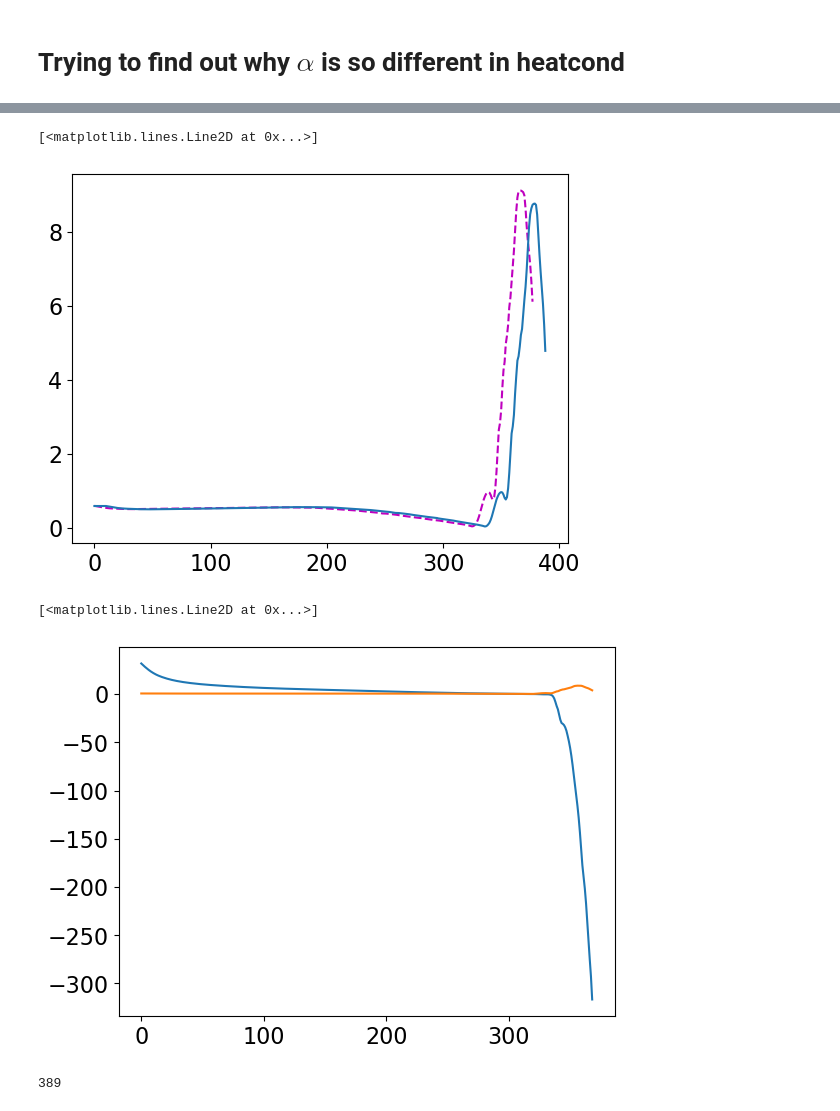
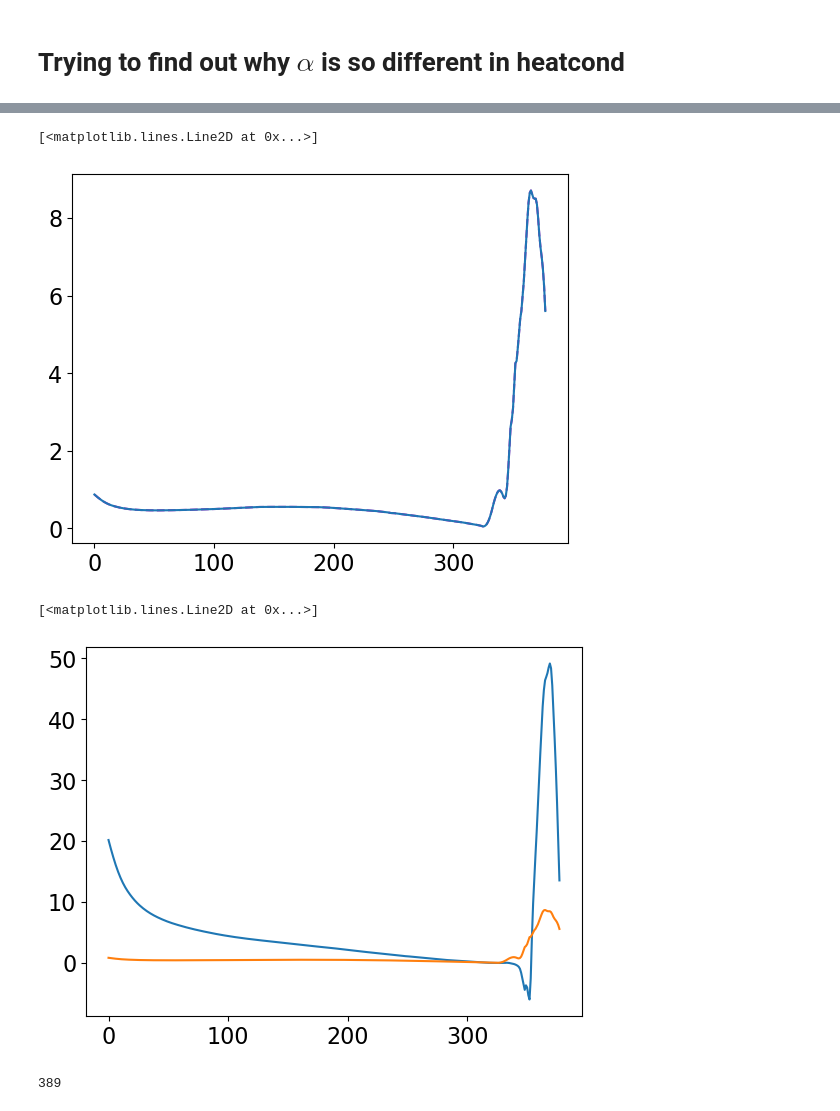
Before and after one commit to Lexmidan/nonloc_heatflux, a Jupyter notebook: PyTorch/NN-heatflux.ipynb, the cells around one changed output, grey strips where cells are left out. Saved outputs shown, nothing was run; the diff lists cells and outputs as text; code cells hidden in the pictures.

```diff
--- a/PyTorch/NN-heatflux.ipynb
+++ b/PyTorch/NN-heatflux.ipynb
@@ -7,11 +7,11 @@ import pytorch_lightning as pl
 import HeatfluxData as hfd
 import HeatfluxModel as hfm
 # %%
-filename_data = f'scaled_QdataKn21width100microns.csv'
+filename_data = f'./Data/scaled_QdataKn23width100microns.csv'
 # NOTE: if the filename_data does not exist generate it by `python3 generate_QimpactTrainingData.py 100 0.01 0.19 40000 110`
 # Using the heat flux data module
 scaled_Qdata = pd.read_csv(filename_data, header=0, index_col=0)
-dropouts = []; Nfields = 6 - len(dropouts) # T, gradT, Z, n, Kn, x
+dropouts =  ['Kn', 'x']; Nfields = 6 - len(dropouts) # T, gradT, Z, n, - Kn, x
 test_split = 0.5
 train_split = 0.8
 test_set, train_set, validation_set, vis_set = hfd.heat_flux_datasets(scaled_Qdata, test_split, train_split, dropouts)
@@ -24,7 +42,7 @@ test_loader = DataLoader(dataset = test_set, batch_size = 128)
 vis_loader = DataLoader(dataset = vis_set, batch_size = 128)
 # %%
 ### Read the data sacling (generated by the data manager)
-data_scaling = pd.read_csv(f'data_scaling.csv', header=0, index_col=0)
+data_scaling = pd.read_csv(f'./Data/data_scaling.csv', header=0, index_col=0)
 # %%
 #### Create the heat flux model
 Nfeatures = train_set[0][0].size()[0]# TODO: find a better way than extracting the size via Tensor
@@ -233,9 +251,7 @@ fig.savefig("T-beta.pdf")
 # %% [markdown]
 # Trying to find out why $\alpha$ is so different in heatcond
 # %%
-import os
-os.chdir('/home/bogdanov1/bachproject/bachproject/')
-init_profile=pd.read_csv('./PyTorch/init_profile.csv', index_col=(0))
+init_profile=pd.read_csv('./Data/init_profile.csv', index_col=(0))
 #init_profile=init_profile.iloc[::50,:]
 #init_profile.reset_index(drop=True, inplace=True)
 init_profile=init_profile.iloc[::100,:]
@@ -260,26 +276,25 @@ importlib.reload(param)
 para = param.main(model)
 #para = param.main(NN_training.train_model(100))
 def get_data_qless(para, x, T, gradT, Z, n, Kn, lng):
-    numFields = 6 #T, gradT, Z, n, Kn
+    numFields = 4 #T, gradT, Z, n, -  Kn,  x
     Qdata=np.empty((0,numFields*lng), int) #2 * rad "#of points in interval" * 5 "for each phsy quantity" + 2 "for Q and beta"
     for ind, _ in enumerate(x):  #x_min=x[ind], x_max=x[ind+2*rad], x_c=x[ind+rad]
         datapoint=np.array([])
         if ind+lng>=len(x)+1:
             break
-        else:
+        else: #TODO: the number of appended quantities is depended on the dropouts in NN-heatflux.ipynb or NN_training.py !!!
             datapoint=np.append(datapoint, T.iloc[ind:ind+lng]) #append all Te in xmin-xmax
             datapoint=np.append(datapoint, gradT[ind:ind+lng]) #append all gradTe in xmin-xmax
             datapoint=np.append(datapoint, Z.iloc[ind:ind+lng]) #append all Zbar in xmin-xmax
             datapoint=np.append(datapoint, n.iloc[ind:ind+lng]) #append all gradTe in xmin-xmax
-            datapoint=np.append(datapoint, Kn.iloc[ind:ind+lng]) #append all Knudsen number in xmin-xmax
-            datapoint=np.append(datapoint, x[ind:ind+lng])
+            #datapoint=np.append(datapoint, Kn.iloc[ind:ind+lng])
+            #datapoint=np.append(datapoint, x[ind:ind+lng])
             # TODO: what is the appropriate scaling here? Global (max(x)-min(x)) might be to large!
             Qdata=np.append(Qdata,[datapoint], axis=0)
             # if ind%5000==0:
             #     print(f"We're done with {ind}/{len(x)-lng+1} points")
     #Qdata =torch.tensor(np.c_[Qdata, np.empty([len(Qdata), lng])]).float()
     heatflux = para['NNmodel'].heatflux_model(torch.tensor(Qdata).float()).detach().numpy()
-    ax1.plot(heatflux)
     alphas=para['NNmodel'].alpha_model(torch.tensor(Qdata).float()).detach().numpy()
     betas=para['NNmodel'].beta_model(torch.tensor(Qdata).float()).detach().numpy()
     for i in range(int((len(x)-len(alphas))/2)):
@@ -288,13 +303,12 @@ def get_data_qless(para, x, T, gradT, Z, n, Kn, lng):
     for i in range(int((len(x)-(ind-1))/2)):
         alphas = np.append(alphas, alphas[-1])
         betas = np.append(betas, betas[-1])
-    return alphas, betas, Qdata, lng, int((len(x)-len(alphas))/2), int((len(x)-(ind-1))/2)
+    return alphas, betas, Qdata, lng, int((len(x)-len(alphas))/2), int((len(x)-(ind-1))/2), heatflux
 
 # Default kernel size is 100 microns
 
-
-albas, bebas, datann, lng, margin, marginend = get_data_qless(para,xdsd, Tscaled, gradTscaled,Zscaled, \
-                                        nescaled, Knscaled, int(para['NNmodel'].fcIn.in_features/6))
+albas, bebas, datann, lng, margin, marginend, hflx = get_data_qless(para,xdsd, Tscaled, gradTscaled,Zscaled, \
+                                        nescaled, Knscaled, int(para['NNmodel'].fcIn.in_features/4))
 
 
 # alphas=model.alpha_model(torch.tensor(datann).float()).detach().numpy()
@@ -310,25 +327,25 @@ deltax
 # %%
 plt.plot(values_alpha[::100], 'm--', label=r'$\alpha(x)$')
-plt.plot(albas[margin:-marginend])
+plt.plot(albas[margin+11:-marginend])
 # %% [output]
 [<matplotlib.lines.Line2D at 0x...>]
-[figure, old version]
+[figure, new version]
 # %%
-torch.save(model.state_dict(), './PyTorch/NN/Model.pt')
-model_loaded=hfm.AlphaBetaModel(*pd.read_pickle('./PyTorch/NN/NN_model_args.pkl'))
-model_loaded.load_state_dict(torch.load('./PyTorch/NN/Model.pt'))
+torch.save(model.state_dict(), './NN/Model.pt')
+model_loaded=hfm.AlphaBetaModel(*pd.read_pickle('./NN/NN_model_args.pkl'))
+model_loaded.load_state_dict(torch.load('./NN/Model.pt'))
 with torch.no_grad():
     model_loaded.eval()
 
 
 alphas_loaded=model_loaded.alpha_model(torch.tensor(datann).float()).detach().numpy()
 alphas=model.alpha_model(torch.tensor(datann).float()).detach().numpy()
 
 plt.plot(alphas_loaded)
 plt.plot(alphas)
 # %% [output]
 [<matplotlib.lines.Line2D at 0x...>]
-[figure, old version]
+[figure, new version]
 # %%
 model_loaded.parameters()==model.parameters()
 # alhas=model.alpha_model(torch.tensor(datann).float()).detach().numpy()
```
Also changed, not shown: parts of 11 cells of this notebook, 28 other files.
